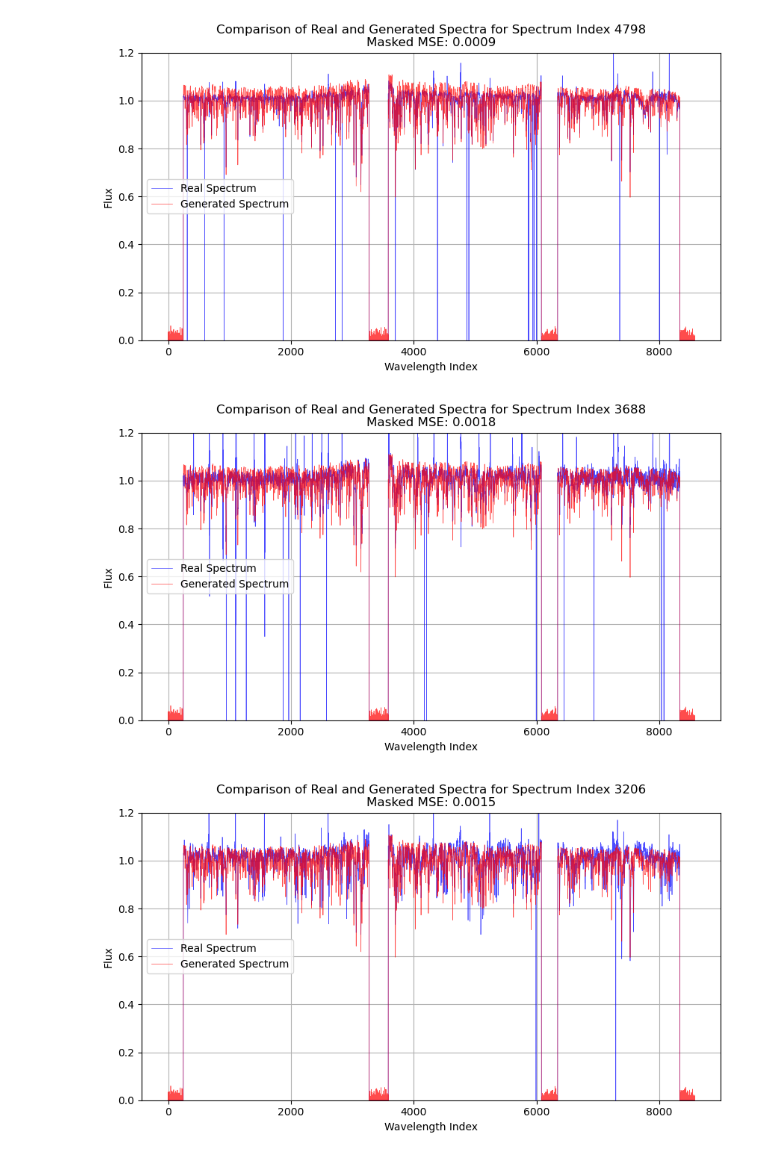
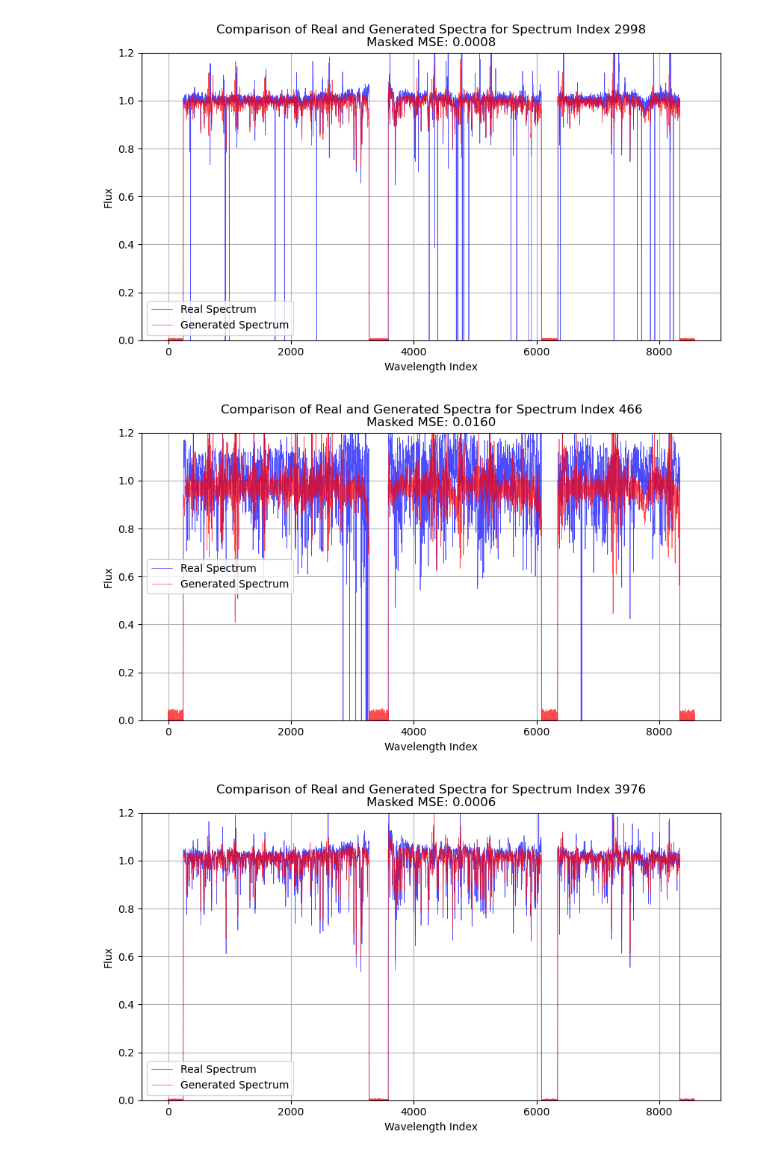
Before and after one commit to amirabezine/DeepSpectra, a Jupyter notebook: src/generate.ipynb, the cells around one changed output. Saved outputs shown, nothing was run; the diff lists cells and outputs as text; code cells hidden in the pictures.

```diff
--- a/src/generate.ipynb
+++ b/src/generate.ipynb
@@ -118,7 +118,7 @@ if os.path.exists(latest_checkpoint_path):
     generator.load_state_dict(checkpoint['state_dict'])
 
 # Plot the real vs generated spectra for the batch of index batc_index
-batch_index = 0
+batch_index = 10
 plot_real_vs_generated_batch(checkpoints_path, latent_path, train_loader, generator, device, batch_index, plots_path)
 # %% [output]
 initializing device ..
@@ -134,6 +134,6 @@ loading config..
-[figure, old version]
+[figure, new version]
-[figure, old version]
+[figure, new version]
-[figure, old version]
+[figure, new version]
 # %%
 def plot_latent_evolution(latent_dir, spectrum_index, num_epochs, plots_path):
     latent_evolution = []
```
Also changed, not shown: parts of 2 cells of this notebook, 54 other files.
